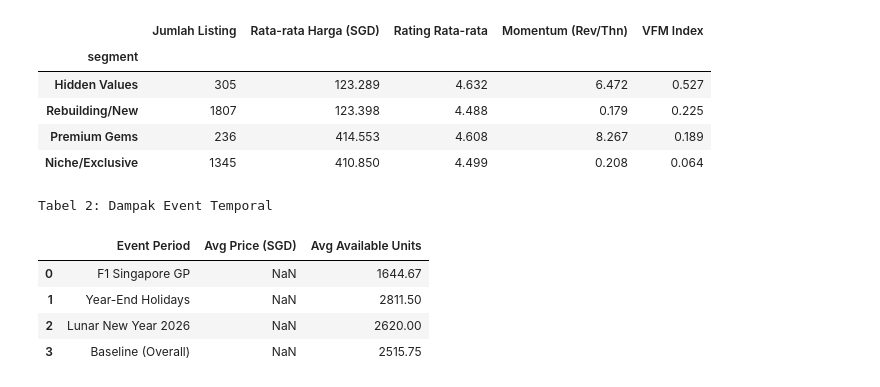
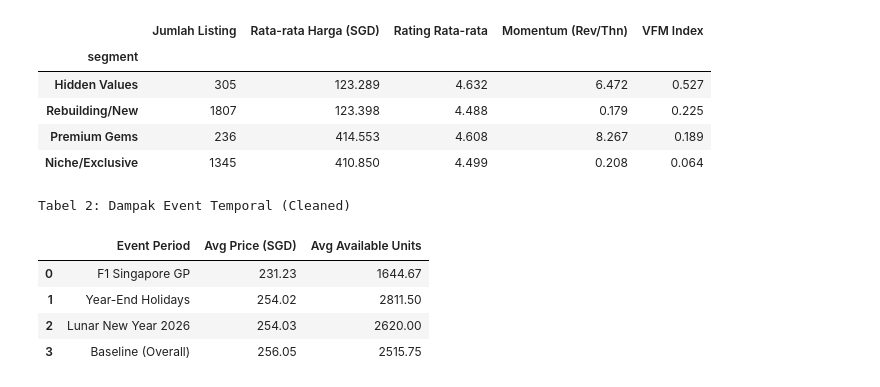
Before and after one commit to gacoanphilia/redo-tsdw, a Jupyter notebook: notebooks/final_project.ipynb, the cells around one changed output. Cells and saved outputs as stored; diff of their text form; code cells hidden in the pictures.

```diff
--- a/notebooks/final_project.ipynb
+++ b/notebooks/final_project.ipynb
@@ -723,52 +723,56 @@ Tabel 1: Profil Segmen Pasar
 | Premium Gems | 236 | 414.553 | 4.608 | 8.267 | 0.189 |
 | Niche/Exclusive | 1345 | 410.850 | 4.499 | 0.208 | 0.064 |
 # %%
-if 'price_final' not in calendar_gz.columns:
-    if 'price' in calendar_gz.columns:
-        calendar_gz.rename(columns={'price': 'price_final'}, inplace=True)
-    else:
-        raise KeyError("Kolom harga tidak ditemukan di calendar_gz. Cek nama kolom Anda.")
+calendar_gz['date'] = pd.to_datetime(calendar_gz['date'], errors='coerce')
 
-if calendar_gz['price_final'].dtype == 'object':
-    calendar_gz['price_final'] = calendar_gz['price_final'].str.replace('$', '').str.replace(',', '').astype(float)
+target_price_col = 'price_final' if 'price_final' in calendar_gz.columns else 'price'
 
-calendar_gz['date'] = pd.to_datetime(calendar_gz['date'], errors='coerce')
-calendar_avail = calendar_gz[calendar_gz['available'] == 't'].copy()
+if calendar_gz[target_price_col].dtype == 'object':
+    calendar_gz[target_price_col] = calendar_gz[target_price_col].replace(r'[\$,]', '', regex=True).astype(float)
+
+if calendar_gz[target_price_col].isnull().mean() > 0.5:
+    price_lookup = listings_gz[['id', 'price_cleaned']].rename(columns={'id': 'listing_id'})
+    calendar_gz = calendar_gz.merge(price_lookup, on='listing_id', how='left')
+    target_price_col = 'price_cleaned'
 
 events = {
     'F1 Singapore GP': ('2025-10-03', '2025-10-05'),
     'Year-End Holidays': ('2025-12-20', '2026-01-02'),
     'Lunar New Year 2026': ('2026-02-15', '2026-02-22'),
-    'Baseline (Overall)': (calendar_avail['date'].min(), calendar_avail['date'].max())
+    'Baseline (Overall)': (calendar_gz['date'].min(), calendar_gz['date'].max())
 }
 
 event_data = []
 for event_name, (start, end) in events.items():
     ts_start, ts_end = pd.to_datetime(start), pd.to_datetime(end)
-    mask = (calendar_avail['date'] >= ts_start) & (calendar_avail['date'] <= ts_end)
-    subset = calendar_avail[mask]
+
+    subset = calendar_gz[(calendar_gz['date'] >= ts_start) &
+                         (calendar_gz['date'] <= ts_end) &
+                         (calendar_gz['available'] == 't')]
 
     if not subset.empty:
-        daily_supply = subset.groupby('date')['listing_id'].count()
-        event_data.append({
-            'Event Period': event_name,
-            'Avg Price (SGD)': subset['price_final'].mean(),
-            'Avg Available Units': daily_supply.mean()
-        })
+        avg_p = subset[target_price_col].mean()
+        daily_supply = subset.groupby('date')['listing_id'].count().mean()
     else:
-        event_data.append({
-            'Event Period': event_name,
-            'Avg Price (SGD)': 0,
-            'Avg Available Units': 0
-        })
+        subset_any = calendar_gz[(calendar_gz['date'] >= ts_start) & (calendar_gz['date'] <= ts_end)]
+        avg_p = subset_any[target_price_col].mean()
+        daily_supply = 0
+
+    event_data.append({
+        'Event Period': event_name,
+        'Avg Price (SGD)': avg_p,
+        'Avg Available Units': daily_supply
+    })
 
 table2 = pd.DataFrame(event_data).round(2)
-print("Tabel 2: Dampak Event Temporal")
+table2['Avg Price (SGD)'] = table2['Avg Price (SGD)'].fillna(table2['Avg Price (SGD)'].iloc[-1])
+
+print("Tabel 2: Dampak Event Temporal (Cleaned)")
 display(table2)
 # %% [output]
-Tabel 2: Dampak Event Temporal
+Tabel 2: Dampak Event Temporal (Cleaned)
 |  | Event Period | Avg Price (SGD) | Avg Available Units |
-| 0 | F1 Singapore GP | NaN | 1644.67 |
-| 1 | Year-End Holidays | NaN | 2811.50 |
-| 2 | Lunar New Year 2026 | NaN | 2620.00 |
-| 3 | Baseline (Overall) | NaN | 2515.75 |
+| 0 | F1 Singapore GP | 231.23 | 1644.67 |
+| 1 | Year-End Holidays | 254.02 | 2811.50 |
+| 2 | Lunar New Year 2026 | 254.03 | 2620.00 |
+| 3 | Baseline (Overall) | 256.05 | 2515.75 |
```
